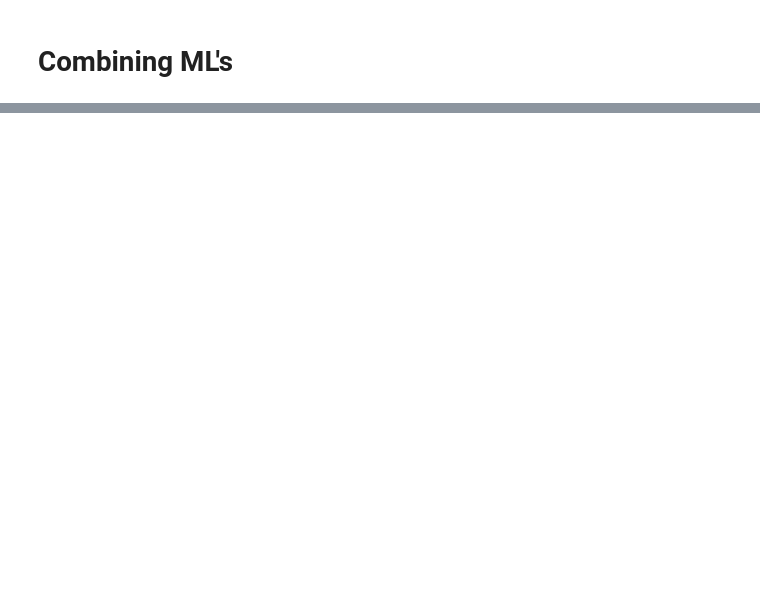
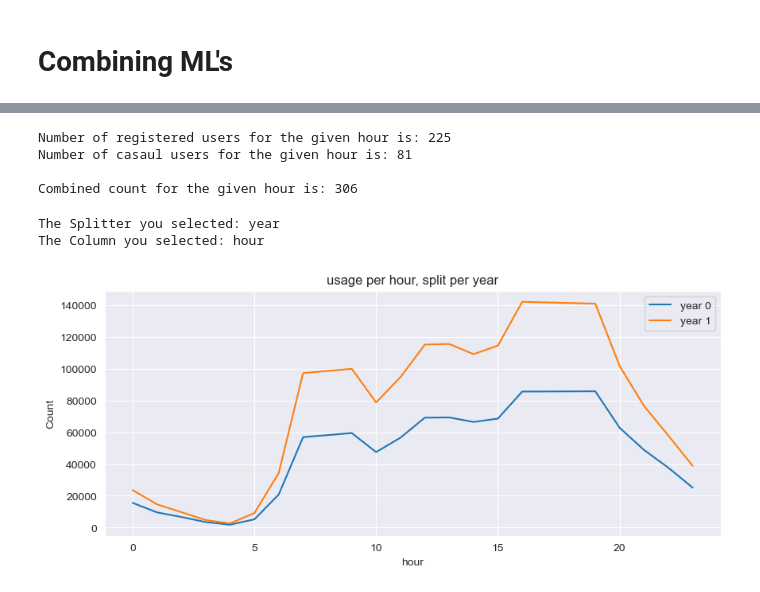
Before and after one commit to RHout19/Project-1, a Jupyter notebook: Model 1/Project 3/Project_3_ML.ipynb, the cells around one changed output, grey strips where cells are left out. Cells and saved outputs as stored; diff of their text form; code cells hidden in the pictures; blank space fills up the shorter version.

```diff
--- a/Model 1/Project 3/Project_3_ML.ipynb
+++ b/Model 1/Project 3/Project_3_ML.ipynb
@@ -450,0 +459,58 @@ Combined count for the given hour is: 292
+# %%
+print(f'Number of registered users for the given hour is: {notrush_type}')
+print(f'Number of casaul users for the given hour is: {casual_type}', '\n')
+print(f'Combined count for the given hour is: {notrush_type + casual_type}')
+# %% [output]
+Number of registered users for the given hour is: 225
+Number of casaul users for the given hour is: 81
+
+Combined count for the given hour is: 306
+# %%
+def paint(splitter, catagory, combine=True):
+    fig, axs = plt.subplots(1, sharey=True, figsize=(10, 4))
+
+    #this converts all words in a column into a number
+    cat= df_notrush[splitter].unique()
+
+    for idx, c in enumerate(cat):
+        x = []
+        y = []
+        c = []
+        r = []
+        for h in df_notrush[df_notrush[splitter] == cat[idx]].groupby(catagory):
+            x.append(h[0])
+            y.append(h[1]['count'].sum())
+            c.append(h[1]['casual'].sum())
+            r.append(h[1]['registered'].sum())
+        if combine == True:
+            axs.plot(x, y, label = f'{splitter} {idx}')
+            axs.set_title(f'usage per {catagory}, split per {splitter}' )
+            axs.set_xlabel(catagory)
+            axs.set_ylabel('Count')
+        else:
+            axs.plot(x, c, label = f'{splitter} {idx} casual')
+            axs2 = axs.twinx()
+            axs.plot(x, r, label = f'{splitter} {idx} registered')
+            axs.set_title(f'usage per {catagory}, split per {splitter}' )
+            axs.set_xlabel(catagory)
+            axs.set_ylabel('Count')
+        if len(cat) < 13:
+            axs.legend()
+    plt.show()
+
+valid_inputs = df_notrush.columns
+splitter_input = input(f"Select a Splitter from the following: {', '.join(valid_inputs)}\n")
+column_input = input(f"Select a Catagory from the following: {', '.join(valid_inputs)}\n")
+
+if splitter_input not in valid_inputs:
+    print("Invalid input. Please try again.")
+elif column_input not in valid_inputs:
+    print("Invalid second input. Please try again.")
+else:
+    print(f"The Splitter you selected: {splitter_input}")
+    print(f"The Column you selected: {column_input}")
+    paint(splitter_input, column_input, True)
+# %% [output]
+The Splitter you selected: year
+The Column you selected: hour
+[figure, added]
```
Also changed, not shown: parts of 25 cells of this notebook, 1 other file.
